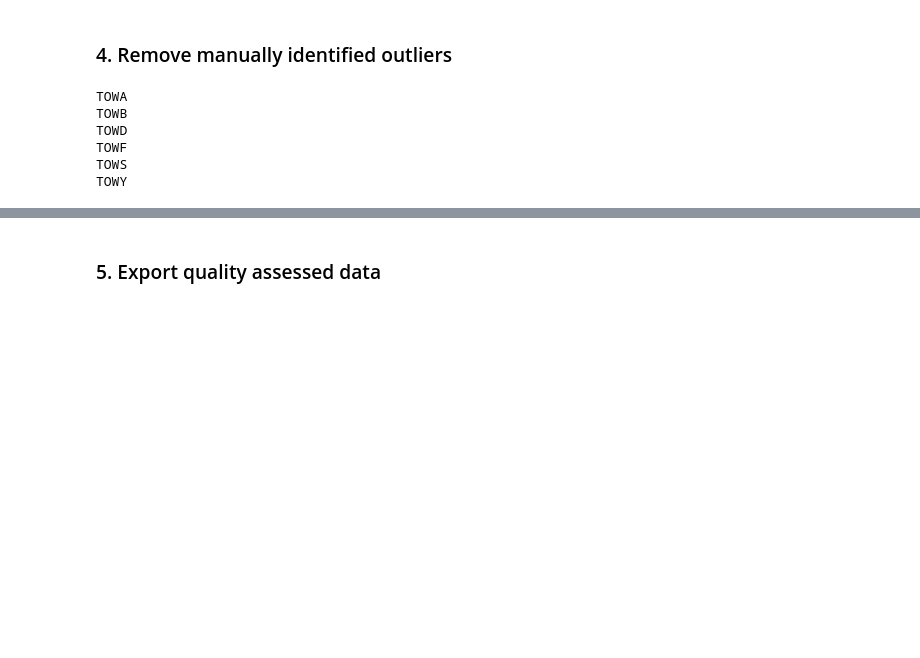
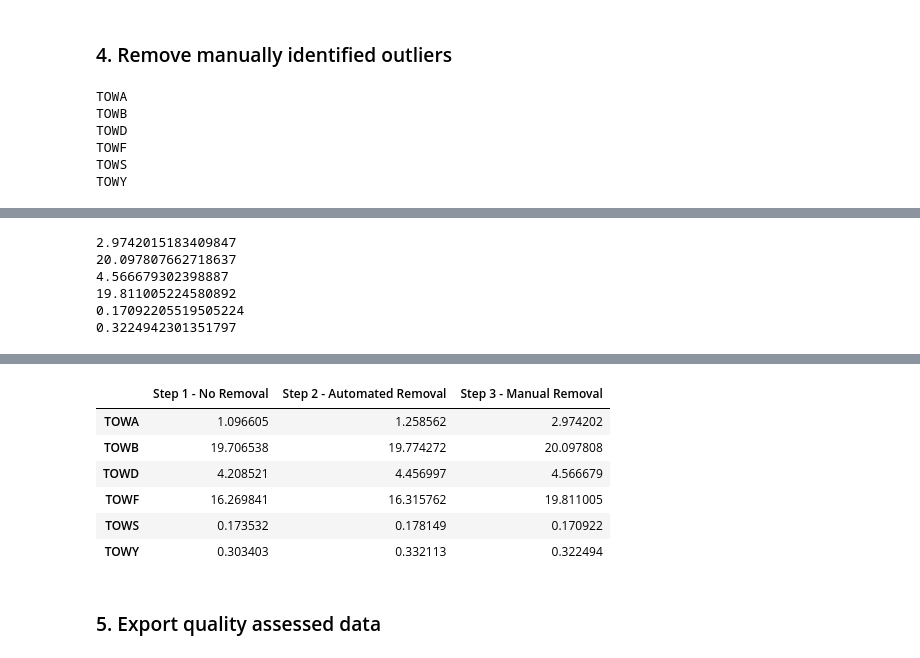
Before and after one commit to msteckle/orr_met_data_processing, a Jupyter notebook: notebooks/01_outlier_removal.ipynb, the cells around one changed output, grey strips where cells are left out. Drawn from its saved outputs; the diff is of its cells as text; code cells hidden in the pictures; blank space fills up the shorter version.

```diff
--- a/notebooks/02_outlier_removal.ipynb
+++ b/notebooks/01_outlier_removal.ipynb
@@ -1580,0 +1561,6 @@ tower_dfs_15m_clean[0].head(3)
+# %%
+autoremoval = []
+for df, tower in zip(tower_dfs_15m_9, towers_of_interest):
+    nan_percentage = (df.isna().sum() / len(df)) * 100
+    autoremoval.append(nan_percentage)
+    print(nan_percentage.mean())
@@ -1580,0 +1574,67 @@ tower_dfs_15m_clean[0].head(3)
+# %%
+manremoval = []
+for df, tower in zip(tower_dfs_15m_clean, towers_of_interest):
+    nan_percentage = (df.isna().sum() / len(df)) * 100
+    manremoval.append(nan_percentage)
+    print(nan_percentage.mean())
+# %% [output]
+2.9742015183409847
+20.097807662718637
+4.566679302398887
+19.811005224580892
+0.17092205519505224
+0.3224942301351797
+# %%
+import pandas as pd
+
+# Function to calculate NaN percentage per dataframe
+def calculate_nan_percentage(df):
+    return (df.isna().sum() / len(df)) * 100
+
+# Step 1: Get the union of all columns across the three sets of dataframes
+all_columns = set()
+
+# Get the columns from all dataframes at all steps
+for df in tower_dfs_15m_4 + tower_dfs_15m_9 + tower_dfs_15m_clean:
+    all_columns.update(df.columns)
+
+# Convert to a sorted list to maintain consistent column order
+all_columns = sorted(all_columns)
+
+# For Pre-removal step
+preremoval = []
+for df, tower in zip(tower_dfs_15m_4, towers_of_interest):
+    df_sorted = df.reindex(columns=df.columns.intersection(all_columns))  # Align columns to the intersection of existing columns
+    nan_percentage = calculate_nan_percentage(df_sorted)
+    preremoval.append(nan_percentage)
+    print(f"{tower}: {nan_percentage.mean()}")  # Print the mean NaN percentage per tower
+
+# For Automated removal step
+autoremoval = []
+for df, tower in zip(tower_dfs_15m_9, towers_of_interest):
+    df_sorted = df.reindex(columns=df.columns.intersection(all_columns))  # Align columns to the intersection of existing columns
+    nan_percentage = calculate_nan_percentage(df_sorted)
+    autoremoval.append(nan_percentage)
+    print(f"{tower}: {nan_percentage.mean()}")  # Print the mean NaN percentage per tower
+
+# For Manual removal step
+manremoval = []
+for df, tower in zip(tower_dfs_15m_clean, towers_of_interest):
+    df_sorted = df.reindex(columns=df.columns.intersection(all_columns))  # Align columns to the intersection of existing columns
+    nan_percentage = calculate_nan_percentage(df_sorted)
+    manremoval.append(nan_percentage)
+    print(f"{tower}: {nan_percentage.mean()}")  # Print the mean NaN percentage per tower
+
+# Combine the results into a DataFrame for easy comparison
+preremoval_df = pd.DataFrame(preremoval, columns=all_columns, index=towers_of_interest)
+autoremoval_df = pd.DataFrame(autoremoval, columns=all_columns, index=towers_of_interest)
+manremoval_df = pd.DataFrame(manremoval, columns=all_columns, index=towers_of_interest)
+
+# Create a comparison DataFrame
+nan_percent_df = pd.DataFrame({
+    'Step 1 - No Removal': preremoval_df.mean(axis=1),
+    'Step 2 - Automated Removal': autoremoval_df.mean(axis=1),
+    'Step 3 - Manual Removal': manremoval_df.mean(axis=1)
+})
+nan_percent_df
+# %% [output]
@@ -1581,3 +1659,10 @@ tower_dfs_15m_clean[0].head(3)
+|  | Step 1 - No Removal | Step 2 - Automated Removal | Step 3 - Manual Removal |
+| TOWA | 1.096605 | 1.258562 | 2.974202 |
+| TOWB | 19.706538 | 19.774272 | 20.097808 |
+| TOWD | 4.208521 | 4.456997 | 4.566679 |
+| TOWF | 16.269841 | 16.315762 | 19.811005 |
+| TOWS | 0.173532 | 0.178149 | 0.170922 |
+| TOWY | 0.303403 | 0.332113 | 0.322494 |
 # %% [markdown]
 ### 5. Export quality assessed data
 # %%
```
Also changed, not shown: parts of 12 cells of this notebook, 20 other files.
